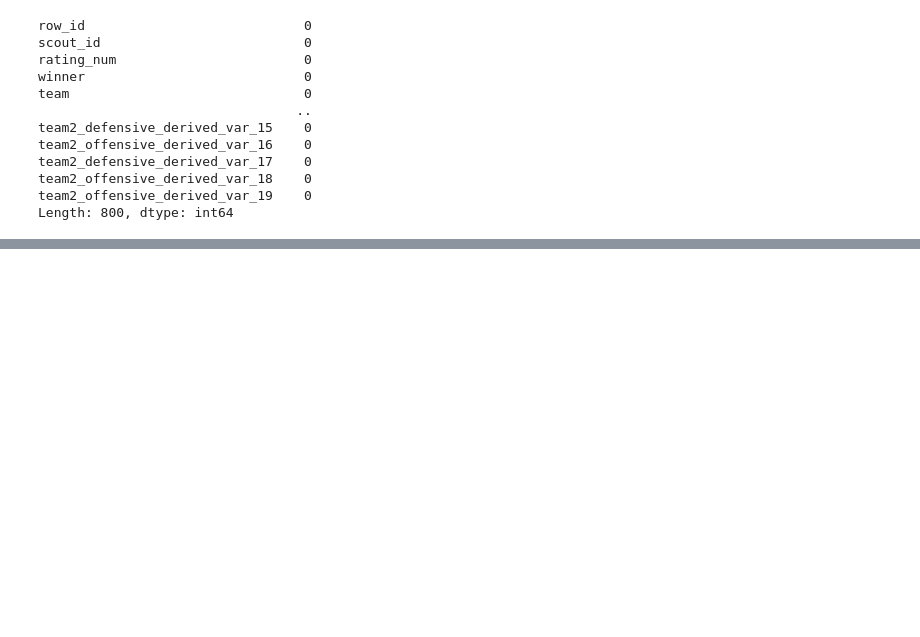
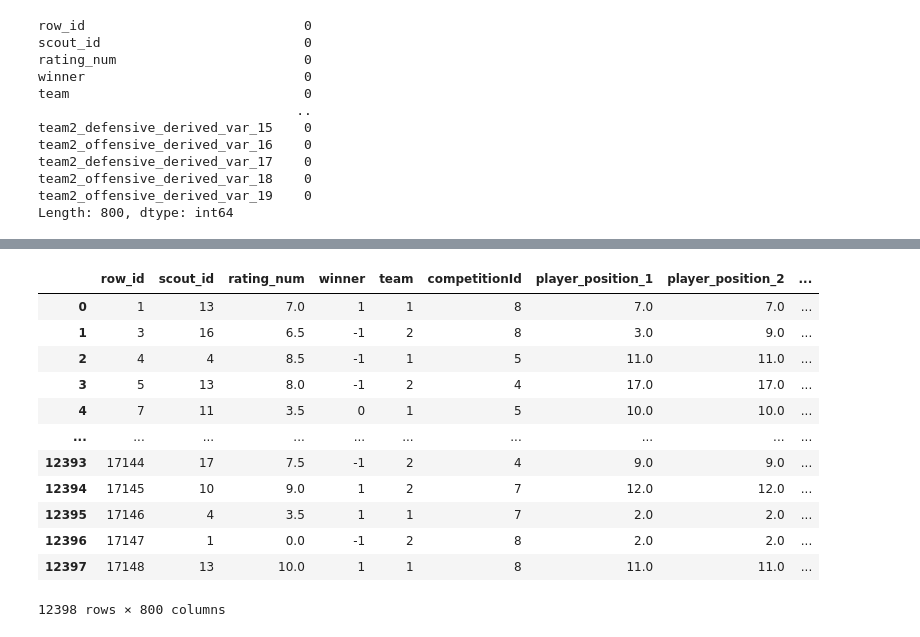
Before and after one commit to abdulhakkeempa/football-hackathon, a Jupyter notebook: football_hackathon.ipynb, the cells around one changed output, grey strips where cells are left out. Drawn from its saved outputs; the diff is of its cells as text; code cells hidden in the pictures; blank space fills up the shorter version.

Commit message:
string manipulation

```diff
--- a/football_hackathon.ipynb
+++ b/football_hackathon.ipynb
@@ -75,0 +79,10 @@ trainData['team2_offensive_derived_var_19'] = trainData['team2_offensive_derived
+# %%
+from sklearn.tree import DecisionTreeClassifier
+from sklearn.model_selection import train_test_split
+from sklearn.metrics import accuracy_score
+import joblib
+from sklearn import tree
+
+
+model = DecisionTreeClassifier()
+model.fit(trainData,df) #throws an error due to the presence of string
@@ -75,0 +107,23 @@ trainData['team2_offensive_derived_var_19'] = trainData['team2_offensive_derived
+# %%
+trainData.winner[trainData.winner == 'winner'] = 1
+trainData.winner[trainData.winner == 'loser'] = -1
+trainData.winner[trainData.winner == 'draw'] = 0
+# %%
+trainData.team[trainData.team == 'team1'] = 1
+trainData.team[trainData.team == 'team2'] = 2
+# %%
+trainData
+# %% [output]
+|  | row_id | scout_id | rating_num | winner | team | competitionId | player_position_1 | player_position_2 | ... |
+| 0 | 1 | 13 | 7.0 | 1 | 1 | 8 | 7.0 | 7.0 | ... |
+| 1 | 3 | 16 | 6.5 | -1 | 2 | 8 | 3.0 | 9.0 | ... |
+| 2 | 4 | 4 | 8.5 | -1 | 1 | 5 | 11.0 | 11.0 | ... |
+| 3 | 5 | 13 | 8.0 | -1 | 2 | 4 | 17.0 | 17.0 | ... |
+| 4 | 7 | 11 | 3.5 | 0 | 1 | 5 | 10.0 | 10.0 | ... |
+| ... | ... | ... | ... | ... | ... | ... | ... | ... | ... |
+| 12393 | 17144 | 17 | 7.5 | -1 | 2 | 4 | 9.0 | 9.0 | ... |
+| 12394 | 17145 | 10 | 9.0 | 1 | 2 | 7 | 12.0 | 12.0 | ... |
+| 12395 | 17146 | 4 | 3.5 | 1 | 1 | 7 | 2.0 | 2.0 | ... |
+| 12396 | 17147 | 1 | 0.0 | -1 | 2 | 8 | 2.0 | 2.0 | ... |
+| 12397 | 17148 | 13 | 10.0 | 1 | 1 | 8 | 11.0 | 11.0 | ... |
+12398 rows × 800 columns
```
Also changed, not shown: parts of 4 cells of this notebook.
